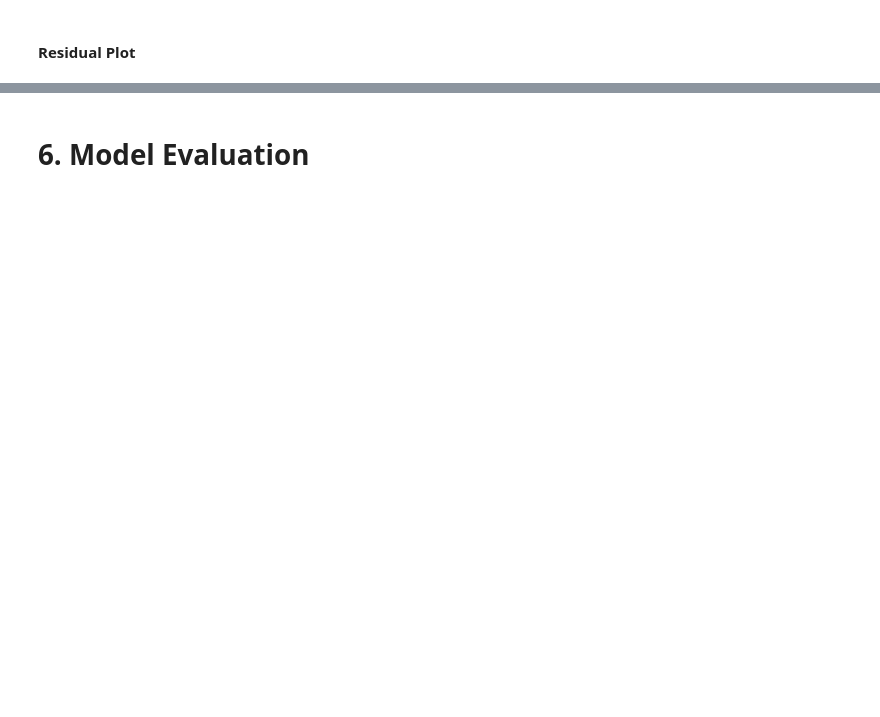
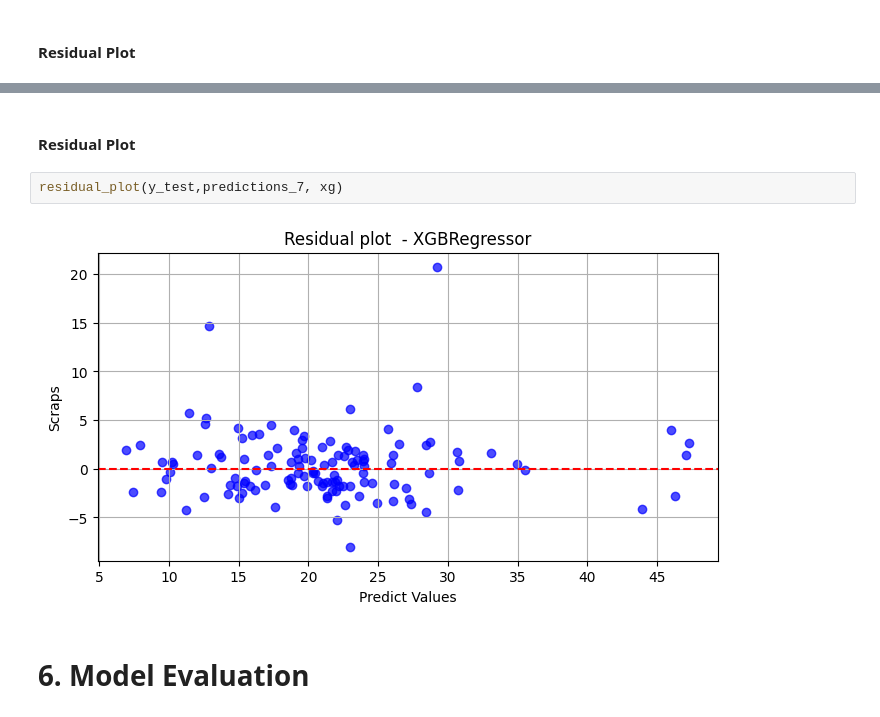
Before and after one commit to haroldeustaquio/Machine-Learning, a Jupyter notebook: Trees_and_Ensemble/Regression/Housing-Price-Prediction/testing.ipynb, the cells around one changed output, grey strips where cells are left out. Drawn from its saved outputs; the diff is of its cells as text; blank space fills up the shorter version.

```diff
--- a/Trees_and_Ensemble/Regression/Housing-Price-Prediction/testing.ipynb
+++ b/Trees_and_Ensemble/Regression/Housing-Price-Prediction/testing.ipynb
@@ -236,2 +252,8 @@ residual_plot(y_test,predictions_6, gb)
+# %% [markdown]
+#### Residual Plot
+# %%
+residual_plot(y_test,predictions_7, xg)
+# %% [output]
+[figure, added]
 # %% [markdown]
 # 6. Model Evaluation
```
Also changed, not shown: parts of 23 cells of this notebook.
